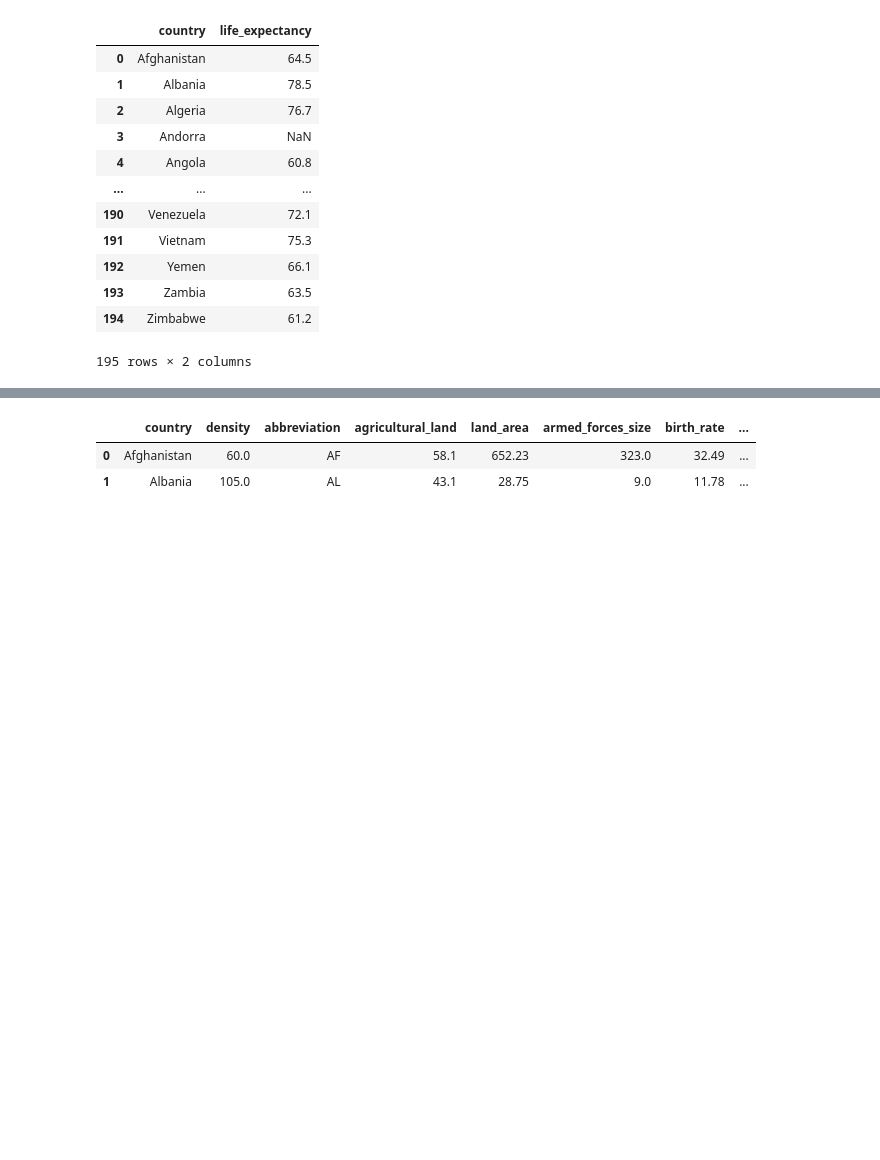
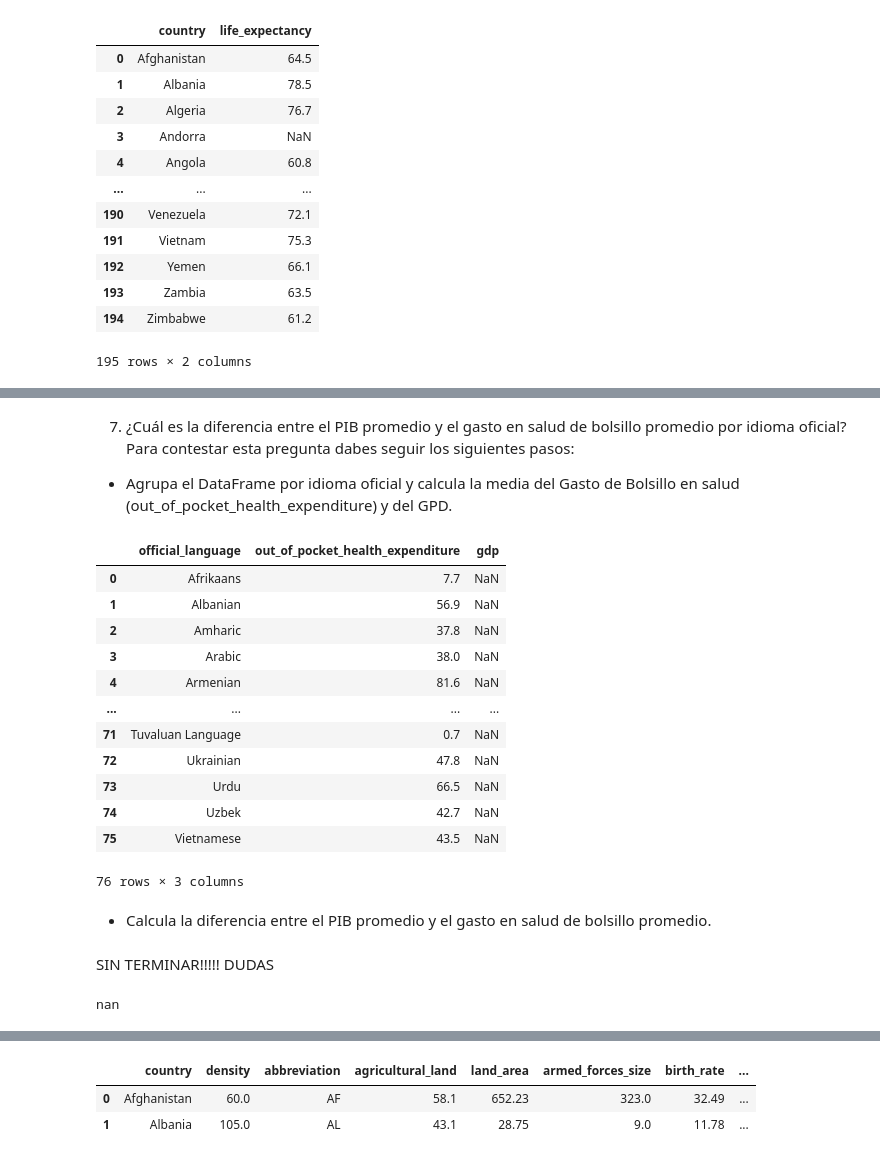
Before and after one commit to DianaG92/adalab-pair_programming-modulo3, a Jupyter notebook: promoH-modulo3-pairprogramming-GroupBy_Apply-DIANA_ISA.ipynb, the cells around one changed output, grey strips where cells are left out. Drawn from its saved outputs; the diff is of its cells as text; code cells hidden in the pictures; blank space fills up the shorter version.

```diff
--- a/promoH-modulo3-pairprogramming-GroupBy_Apply-DIANA_ISA.ipynb
+++ b/promoH-modulo3-pairprogramming-GroupBy_Apply-DIANA_ISA.ipynb
@@ -132,0 +155,11 @@ df_world.groupby("country")["life_expectancy"].mean().round(2).reset_index()
+# %%
+# Convertimos la columna "minimum_wage" a cadena usando .astype(str)
+df_world["minimum_wage"] = df_world["minimum_wage"].astype(str)
+
+df_world["minimum_wage"] = df_world["minimum_wage"].str.replace('$', '')
+
+#Cambiamos los valores "nan" con el valor predeterminado 0 en la columna "minimum_wage"
+df_world["minimum_wage"].replace("nan", "0", inplace=True)
+
+# Volvemos a convertir la columna "minimun_wage" a tipo numérico con pd.to_numeric
+df_world["minimum_wage"] = pd.to_numeric(df_world["minimum_wage"])
@@ -132,0 +206,4 @@ df_world.groupby("country")["life_expectancy"].mean().round(2).reset_index()
+# %%
+tasa_impuestos_kilometro = df_world.groupby("land_area").apply(lambda x: (x["total_tax_rate"] * x["density"]).max()).reset_index(name="tasa_impuestos_kilometro")
+
+df_world = pd.merge(df_world, tasa_impuestos_kilometro, on="land_area", how="left")
@@ -132,0 +236,32 @@ df_world.groupby("country")["life_expectancy"].mean().round(2).reset_index()
+# %% [markdown]
+7. ¿Cuál es la diferencia entre el PIB promedio y el gasto en salud de bolsillo promedio por idioma oficial? Para contestar esta pregunta dabes seguir los siguientes pasos:
+
+- Agrupa el DataFrame por idioma oficial y calcula la media del Gasto de Bolsillo en salud (out_of_pocket_health_expenditure) y del GPD.
+# %%
+df_world.groupby("official_language")["out_of_pocket_health_expenditure", "gdp"].mean().reset_index()
+# %% [output]
+|  | official_language | out_of_pocket_health_expenditure | gdp |
+| 0 | Afrikaans | 7.7 | NaN |
+| 1 | Albanian | 56.9 | NaN |
+| 2 | Amharic | 37.8 | NaN |
+| 3 | Arabic | 38.0 | NaN |
+| 4 | Armenian | 81.6 | NaN |
+| ... | ... | ... | ... |
+| 71 | Tuvaluan Language | 0.7 | NaN |
+| 72 | Ukrainian | 47.8 | NaN |
+| 73 | Urdu | 66.5 | NaN |
+| 74 | Uzbek | 42.7 | NaN |
+| 75 | Vietnamese | 43.5 | NaN |
+76 rows × 3 columns
+# %% [markdown]
+- Calcula la diferencia entre el PIB promedio y el gasto en salud de bolsillo promedio.
+# %% [markdown]
+SIN TERMINAR!!!!! DUDAS
+# %%
+df_world["diferencia"] = df_world["gdp"] - df_world["out_of_pocket_health_expenditure"]
+
+diferencia_promedio = df_world["diferencia"].mean()
+
+diferencia_promedio
+# %% [output]
+nan
```
Also changed, not shown: parts of 30 cells of this notebook.
